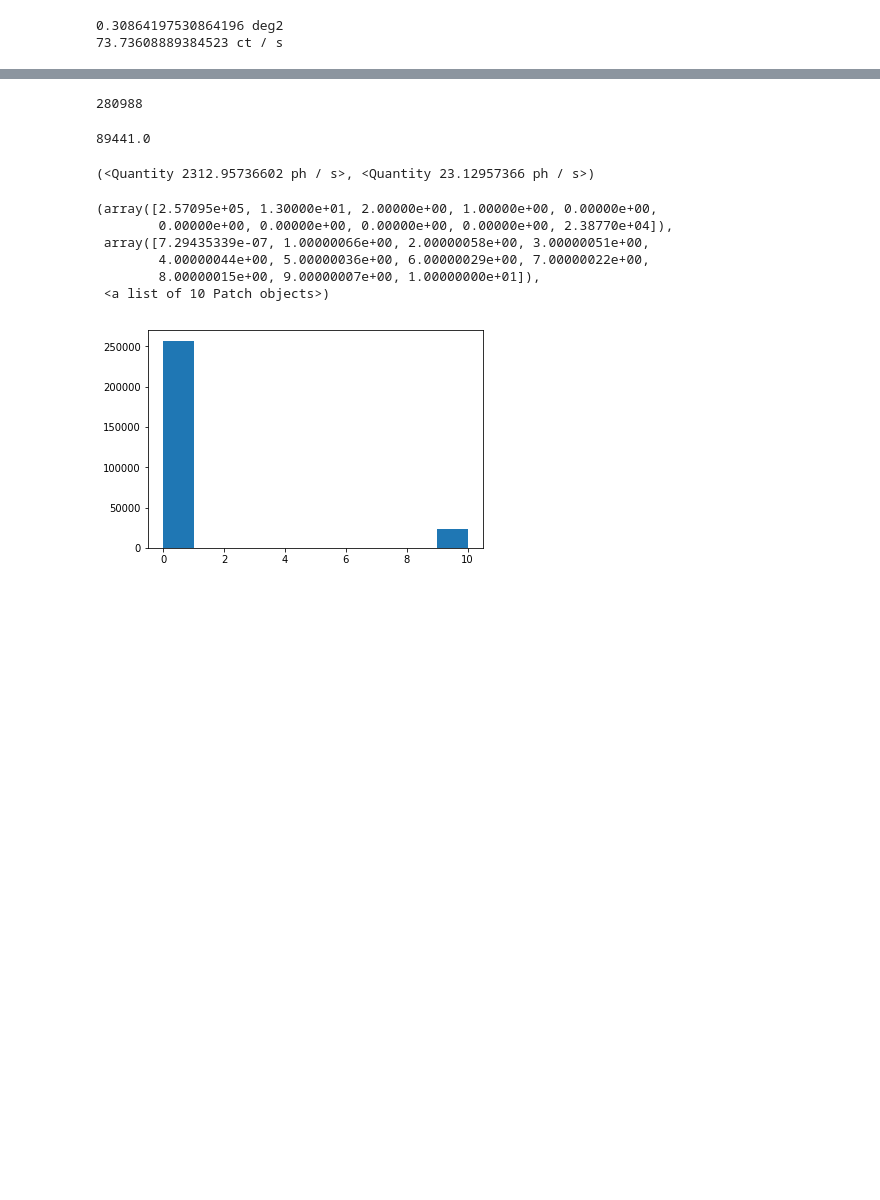
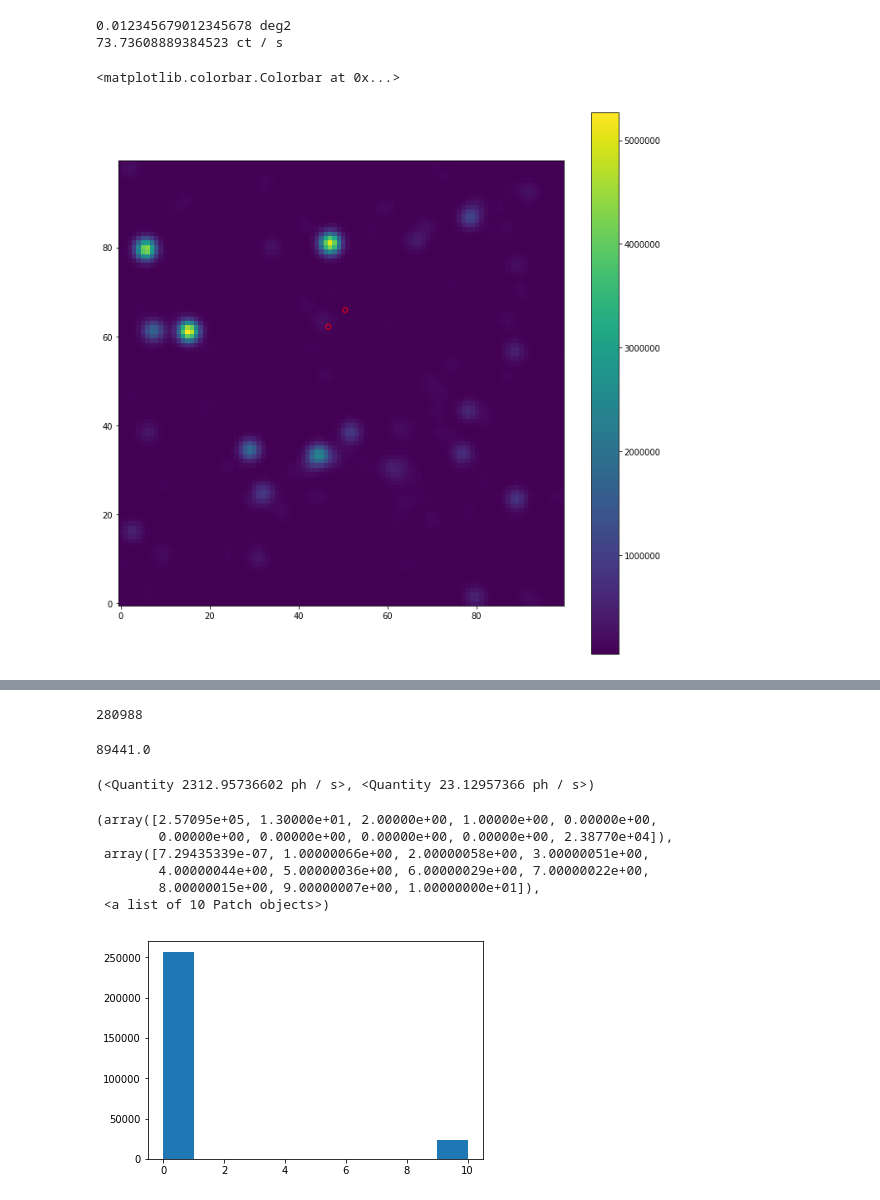
Before and after one commit to mrtommyb/imsim, a Jupyter notebook: notebooks/Untitled.ipynb, the cells around one changed output, grey strips where cells are left out. Cells and saved outputs as stored; diff of their text form; code cells hidden in the pictures; blank space fills up the shorter version.

```diff
--- a/notebooks/Untitled.ipynb
+++ b/notebooks/Untitled.ipynb
@@ -13,7 +13,7 @@ fn = '../data/1551210093509O-result.csv' #stars in pi deg^2
 dataset = Table.read(fn, )
 # %%
 arcsec_per_pixel = 4 * u.arcsec
-image_shape = (500, 500) # pixels
+image_shape = (100, 100) # pixels
 image_area = (image_shape[0] * image_shape[1] * arcsec_per_pixel * arcsec_per_pixel).to(u.degree*u.degree)
 print(image_area)
 
@@ -44,7 +44,7 @@ galaxy_shape = [10,15]
 target_dist_arcsec = 15
 target_dist_pixels = target_dist_arcsec / arcsec_per_pixel
 # %% [output]
-0.30864197530864196 deg2
+0.012345679012345678 deg2
 73.73608889384523 ct / s
 # %%
 # convert to Jy (10−23 erg s−1 Hz−1 cm−2)
@@ -70,14 +70,18 @@ nstars_per_square_degree = np.int(nstars_per_square_degree)
 x_stddev = 6 * u.arcsec
 y_stddev = 6 * u.arcsec
 # %%
-np.random.seed(42)
+np.random.seed(98)
 
 table_bgstars = Table()
-table_bgstars['flux'] = np.random.choice(bgstars_cnts, nstars_per_square_degree)
+fval = np.random.choice(bgstars_cnts, nstars_per_square_degree)
+table_bgstars['flux'] = np.random.poisson(fval)
 table_bgstars['x_mean'] = np.random.uniform(high=image_shape[0], size=nstars_per_square_degree) # * u.pixel
 table_bgstars['y_mean'] = np.random.uniform(high=image_shape[1], size=nstars_per_square_degree) # * u.pixel
 table_bgstars['x_stddev'] = (np.zeros(nstars_per_square_degree) + x_stddev) / arcsec_per_pixel
 table_bgstars['y_stddev'] = (np.zeros(nstars_per_square_degree) + y_stddev) / arcsec_per_pixel
 table_bgstars['theta'] = np.zeros(nstars_per_square_degree) * u.radian
+
+table_bgstars2 = table_bgstars
+table_bgstars2['flux'] = np.random.poisson(fval)
 # %%
 image_bgstars = make_gaussian_sources_image(image_shape, table_bgstars, oversample=psf_oversample)
@@ -86,6 +93,6 @@ image_zodi = make_noise_image(image_shape, type='poisson', mean=zodi_ct_per_pixe
 # %%
 table_target = Table()
-table_target['flux'] = [cnts_target.value, cnts_host.value]
+table_target['flux'] = np.random.poisson([cnts_target.value, cnts_host.value])
 gpos = [np.random.uniform(high=image_shape[0]), np.random.uniform(high=image_shape[1])]
 table_target['x_mean'] = [gpos[0] + np.random.uniform(low=target_dist_pixels.value, high=target_dist_pixels.value),
                           gpos[0]]
@@ -95,12 +102,22 @@ table_target['x_stddev'] = [(x_stddev / arcsec_per_pixel).value, (galaxy_shape[0
 table_target['y_stddev'] = [(y_stddev/ arcsec_per_pixel).value, (galaxy_shape[1]/ arcsec_per_pixel).value]
 table_target['theta'] = np.random.uniform(high=2*np.pi, size=2) * u.radian
 
-image_target = make_gaussian_sources_image(image_shape, table_target, oversample=psf_oversample)
+table_target2 = table_target
+table_target2['flux'] = np.random.poisson([cnts_target.value, cnts_host.value])
+
+image_target = make_gaussian_sources_image(image_shape, Table(table_target[0]), oversample=psf_oversample)
+image_host = make_gaussian_sources_image(image_shape, Table(table_target[1]), oversample=psf_oversample)
+
+image_host2 = make_gaussian_sources_image(image_shape, Table(table_target2[1]), oversample=psf_oversample)
 # %%
 fig, ax = plt.subplots(figsize=[12,12])
-im = ax.imshow(image_bgstars+image_zodi+image_target, origin='lower', interpolation='nearest')
+tot_im = image_bgstars+image_zodi+image_target+image_host
+im = ax.imshow(tot_im, origin='lower', interpolation='nearest')
 
-plt.scatter(table_target['x_mean'], table_target['y_mean'])
+plt.scatter(table_target['x_mean'], table_target['y_mean'], marker='o', color='None', edgecolors='r')
 fig.colorbar(im)
+# %% [output]
+<matplotlib.colorbar.Colorbar at 0x...>
+[figure, added]
 # %%
 fig, ax = plt.subplots(figsize=[12,12])
```
Also changed, not shown: parts of 6 cells of this notebook.
